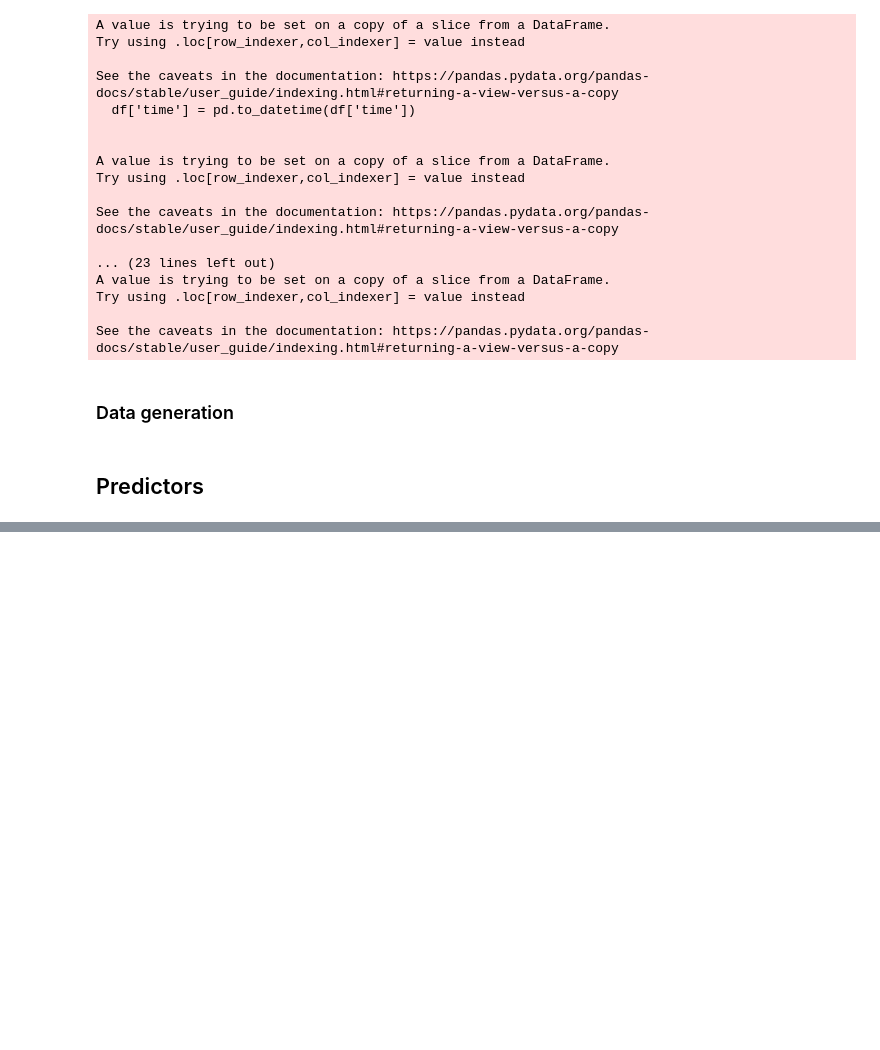
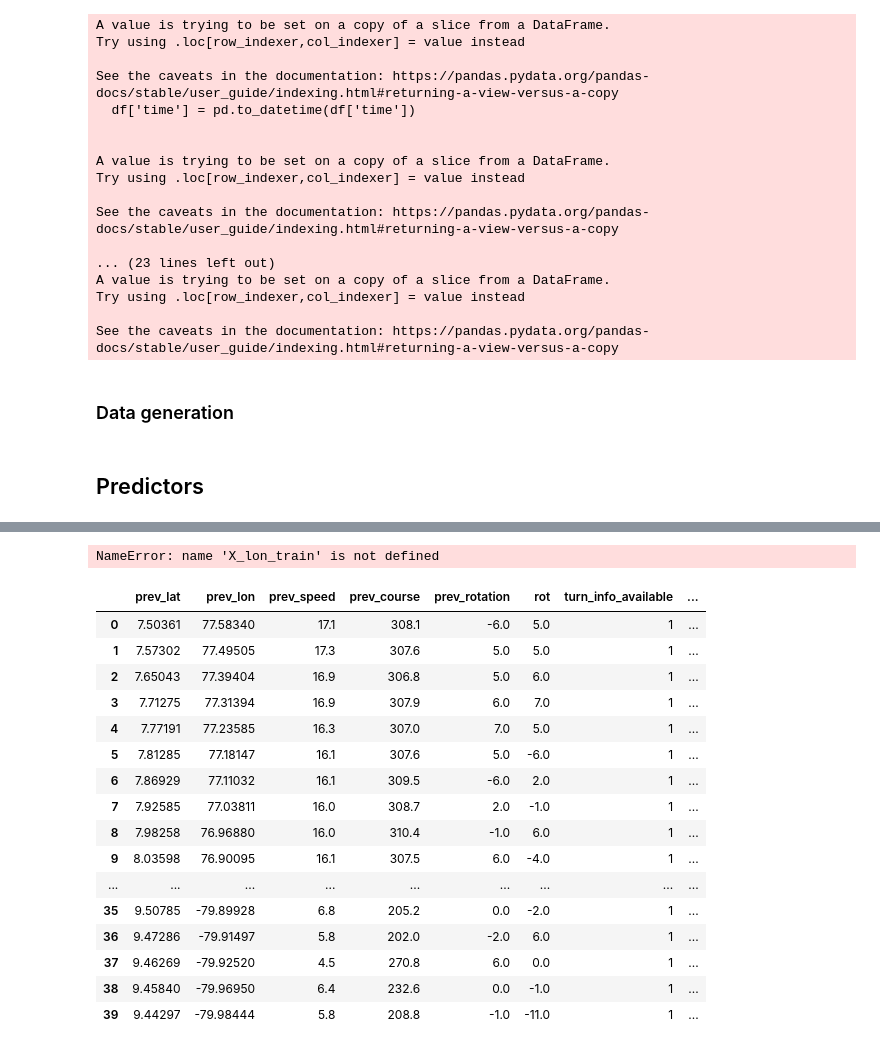
Before and after one commit to MariusVaardal/AIS-Vessel-Trajectory-Prediction, a Jupyter notebook: Report/report.ipynb, the cells around one changed output, grey strips where cells are left out. Drawn from its saved outputs; the diff is of its cells as text; code cells hidden in the pictures; blank space fills up the shorter version.

```diff
--- a/Report/report.ipynb
+++ b/Report/report.ipynb
@@ -189,0 +266,35 @@ See the caveats in the documentation: https://pandas.pydata.org/pandas-docs/stab
+# %%
+# Extract feature importance
+importances = model_lon.feature_importances_
+
+# Display the feature importances along with their corresponding feature names
+feature_names = X_lon_train.columns
+feature_importance_df = pd.DataFrame({'Feature': feature_names, 'Importance': importances})
+
+# Sort by importance (optional)
+feature_importance_df = feature_importance_df.sort_values(by='Importance', ascending=False)
+
+# Display the DataFrame
+print(feature_importance_df)
+# %% [output]
+NameError: name 'X_lon_train' is not defined
+# %%
+X.head(40)
+# %% [output]
+|  | prev_lat | prev_lon | prev_speed | prev_course | prev_rotation | rot | turn_info_available | ... |
+| 0 | 7.50361 | 77.58340 | 17.1 | 308.1 | -6.0 | 5.0 | 1 | ... |
+| 1 | 7.57302 | 77.49505 | 17.3 | 307.6 | 5.0 | 5.0 | 1 | ... |
+| 2 | 7.65043 | 77.39404 | 16.9 | 306.8 | 5.0 | 6.0 | 1 | ... |
+| 3 | 7.71275 | 77.31394 | 16.9 | 307.9 | 6.0 | 7.0 | 1 | ... |
+| 4 | 7.77191 | 77.23585 | 16.3 | 307.0 | 7.0 | 5.0 | 1 | ... |
+| 5 | 7.81285 | 77.18147 | 16.1 | 307.6 | 5.0 | -6.0 | 1 | ... |
+| 6 | 7.86929 | 77.11032 | 16.1 | 309.5 | -6.0 | 2.0 | 1 | ... |
+| 7 | 7.92585 | 77.03811 | 16.0 | 308.7 | 2.0 | -1.0 | 1 | ... |
+| 8 | 7.98258 | 76.96880 | 16.0 | 310.4 | -1.0 | 6.0 | 1 | ... |
+| 9 | 8.03598 | 76.90095 | 16.1 | 307.5 | 6.0 | -4.0 | 1 | ... |
+| ... | ... | ... | ... | ... | ... | ... | ... | ... |
+| 35 | 9.50785 | -79.89928 | 6.8 | 205.2 | 0.0 | -2.0 | 1 | ... |
+| 36 | 9.47286 | -79.91497 | 5.8 | 202.0 | -2.0 | 6.0 | 1 | ... |
+| 37 | 9.46269 | -79.92520 | 4.5 | 270.8 | 6.0 | 0.0 | 1 | ... |
+| 38 | 9.45840 | -79.96950 | 6.4 | 232.6 | 0.0 | -1.0 | 1 | ... |
+| 39 | 9.44297 | -79.98444 | 5.8 | 208.8 | -1.0 | -11.0 | 1 | ... |
```
Also changed, not shown: parts of 13 cells of this notebook, 7 other files.
